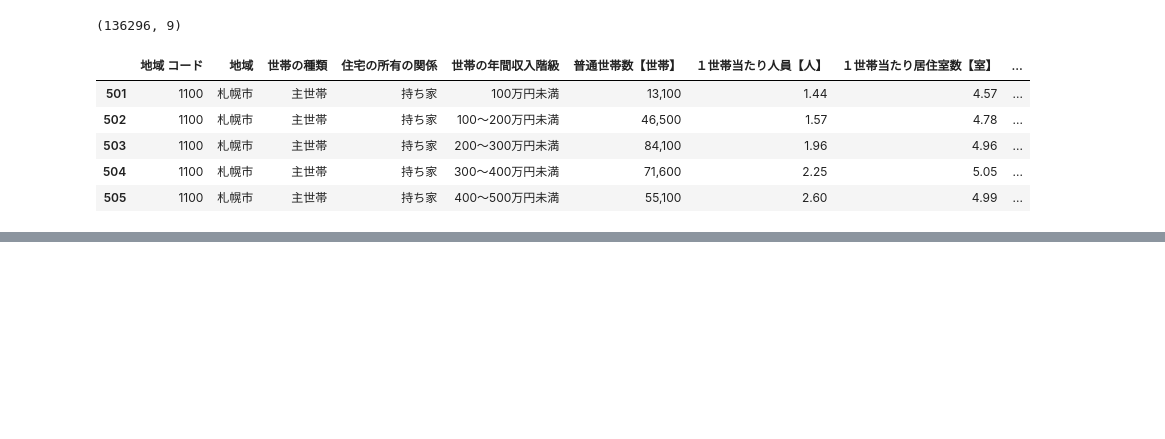
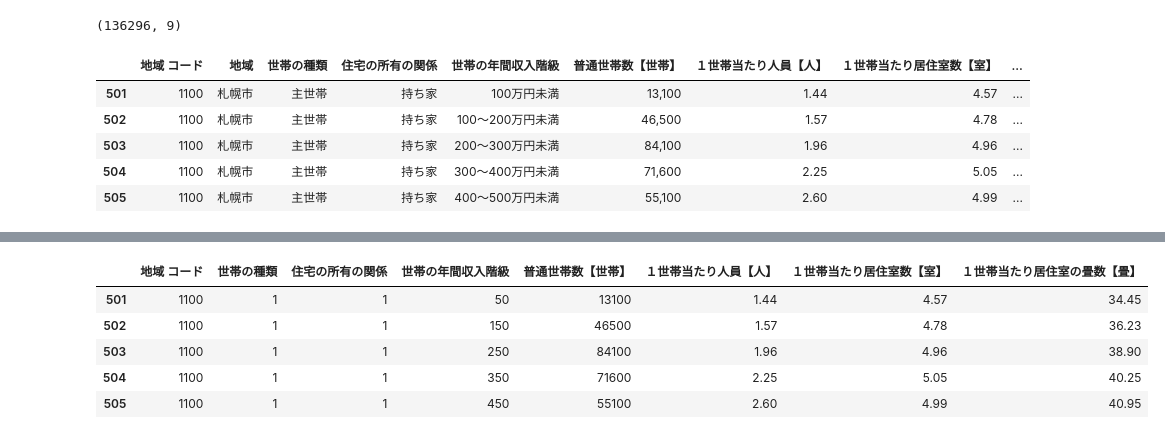
Before and after one commit to Inami-K/datescience_learning, a Jupyter notebook: クラスタリング/clus_practice.ipynb, the cells around one changed output, grey strips where cells are left out. Cells and saved outputs as stored; diff of their text form; code cells hidden in the pictures; blank space fills up the shorter version.

```diff
--- a/クラスタリング/clus_practice.ipynb
+++ b/クラスタリング/clus_practice.ipynb
@@ -125,0 +179,21 @@ Gower距離でクラスタリングする手法があるそうだがよくわか
+# %%
+#欠損値と表記の揺れの修正
+japan_housing.replace('***', 0, inplace=True)
+japan_housing.replace('-', 0, inplace=True)
+japan_housing['世帯の種類'] = japan_housing['世帯の種類'].astype(int)
+japan_housing['住宅の所有の関係'] = japan_housing['住宅の所有の関係'].astype(int)
+japan_housing['世帯の年間収入階級'] = japan_housing['世帯の年間収入階級'].astype(int)
+japan_housing['普通世帯数【世帯】'] = japan_housing['普通世帯数【世帯】'].str.replace(',', '')
+japan_housing['普通世帯数【世帯】'] = japan_housing['普通世帯数【世帯】'].fillna('0')
+japan_housing['普通世帯数【世帯】'] = japan_housing['普通世帯数【世帯】'].astype(int)
+japan_housing['１世帯当たり人員【人】'] = japan_housing['１世帯当たり人員【人】'].astype(float)
+japan_housing['１世帯当たり居住室数【室】'] = japan_housing['１世帯当たり居住室数【室】'].astype(float)
+japan_housing['１世帯当たり居住室の畳数【畳】'] = japan_housing['１世帯当たり居住室の畳数【畳】'].astype(float)
+japan_housing.head()
+# %% [output]
+|  | 地域 コード | 世帯の種類 | 住宅の所有の関係 | 世帯の年間収入階級 | 普通世帯数【世帯】 | １世帯当たり人員【人】 | １世帯当たり居住室数【室】 | １世帯当たり居住室の畳数【畳】 |
+| 501 | 1100 | 1 | 1 | 50 | 13100 | 1.44 | 4.57 | 34.45 |
+| 502 | 1100 | 1 | 1 | 150 | 46500 | 1.57 | 4.78 | 36.23 |
+| 503 | 1100 | 1 | 1 | 250 | 84100 | 1.96 | 4.96 | 38.90 |
+| 504 | 1100 | 1 | 1 | 350 | 71600 | 2.25 | 5.05 | 40.25 |
+| 505 | 1100 | 1 | 1 | 450 | 55100 | 2.60 | 4.99 | 40.95 |
```
Also changed, not shown: parts of 8 cells of this notebook.
